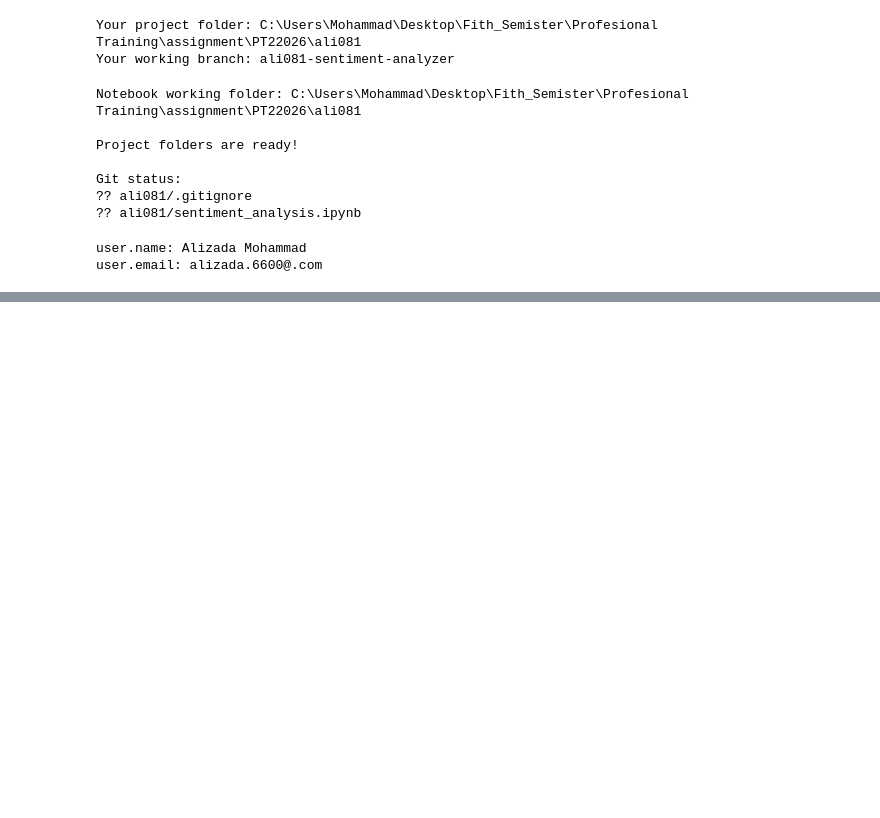
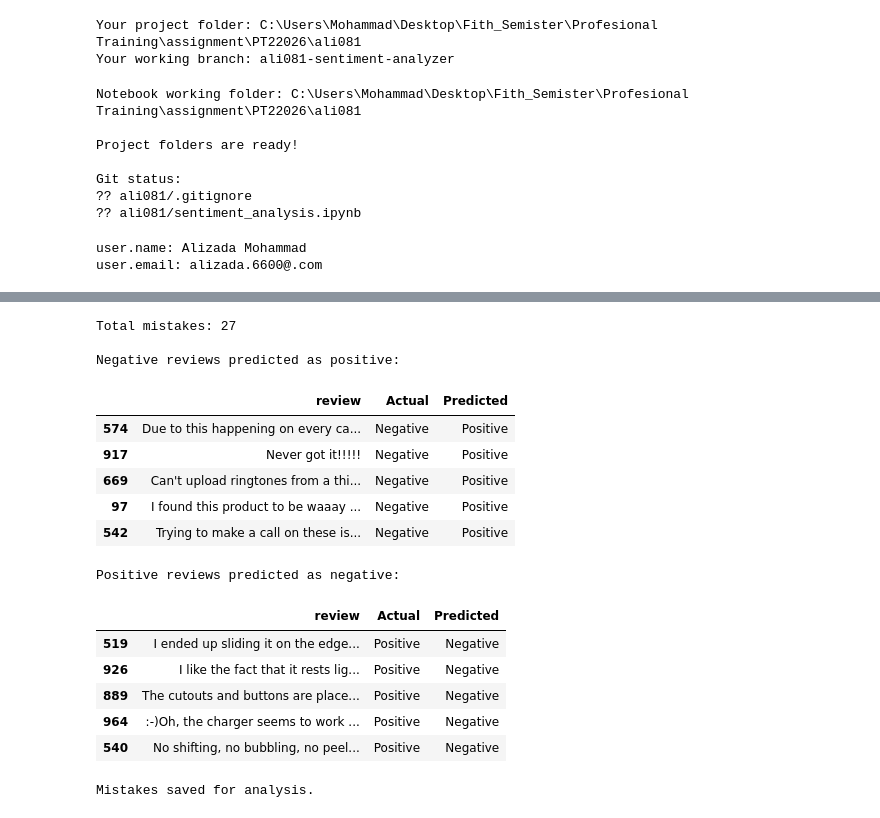
Before and after one commit to alizada6600-blip/PT22026, a Jupyter notebook: ali081/sentiment_analysis.ipynb, the cells around one changed output, grey strips where cells are left out. Cells and saved outputs as stored; diff of their text form; code cells hidden in the pictures; blank space fills up the shorter version.

```diff
--- a/ali081/sentiment_analysis.ipynb
+++ b/ali081/sentiment_analysis.ipynb
@@ -170,0 +649,61 @@ user.email: alizada.6600@.com
+# %%
+# Match each test review with its prediction.
+test_analysis = test_df[["review", "label"]].copy()
+test_analysis["predicted_label"] = test_predictions
+
+sentiment_names = {0: "Negative", 1: "Positive"}
+
+test_analysis["Actual"] = (
+    test_analysis["label"].map(sentiment_names)
+)
+test_analysis["Predicted"] = (
+    test_analysis["predicted_label"].map(sentiment_names)
+)
+
+mistakes = test_analysis[
+    test_analysis["label"] != test_analysis["predicted_label"]
+].copy()
+
+print("Total mistakes:", len(mistakes))
+
+# Show examples of both kinds of mistake.
+with pd.option_context("display.max_colwidth", None):
+    print("\nNegative reviews predicted as positive:")
+    display(
+        mistakes[mistakes["label"] == 0]
+        [["review", "Actual", "Predicted"]]
+        .head(5)
+    )
+
+    print("\nPositive reviews predicted as negative:")
+    display(
+        mistakes[mistakes["label"] == 1]
+        [["review", "Actual", "Predicted"]]
+        .head(5)
+    )
+
+# Keep review-level data in the ignored data folder.
+mistakes.to_csv(
+    data_dir / "test_misclassifications.csv",
+    index=False
+)
+
+print("Mistakes saved for analysis.")
+# %% [output]
+Total mistakes: 27
+
+Negative reviews predicted as positive:
+|  | review | Actual | Predicted |
+| 574 | Due to this happening on every ca... | Negative | Positive |
+| 917 | Never got it!!!!! | Negative | Positive |
+| 669 | Can't upload ringtones from a thi... | Negative | Positive |
+| 97 | I found this product to be waaay ... | Negative | Positive |
+| 542 | Trying to make a call on these is... | Negative | Positive |
+Positive reviews predicted as negative:
+|  | review | Actual | Predicted |
+| 519 | I ended up sliding it on the edge... | Positive | Negative |
+| 926 | I like the fact that it rests lig... | Positive | Negative |
+| 889 | The cutouts and buttons are place... | Positive | Negative |
+| 964 | :-)Oh, the charger seems to work ... | Positive | Negative |
+| 540 | No shifting, no bubbling, no peel... | Positive | Negative |
+Mistakes saved for analysis.
```
Also changed, not shown: parts of 9 cells of this notebook, 4 other files.
